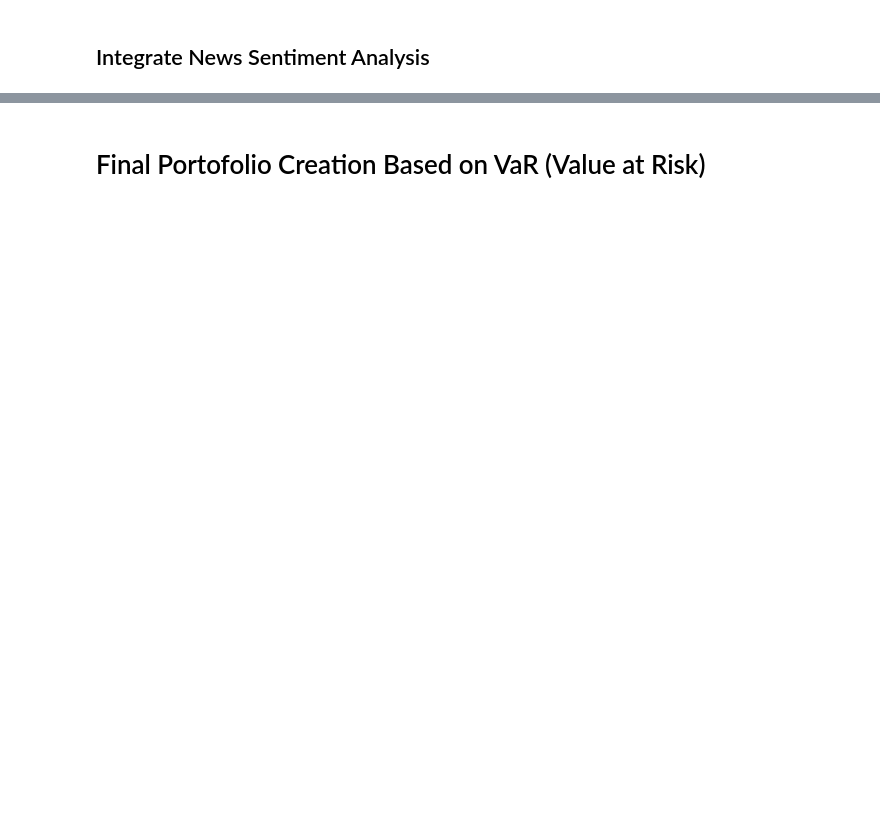
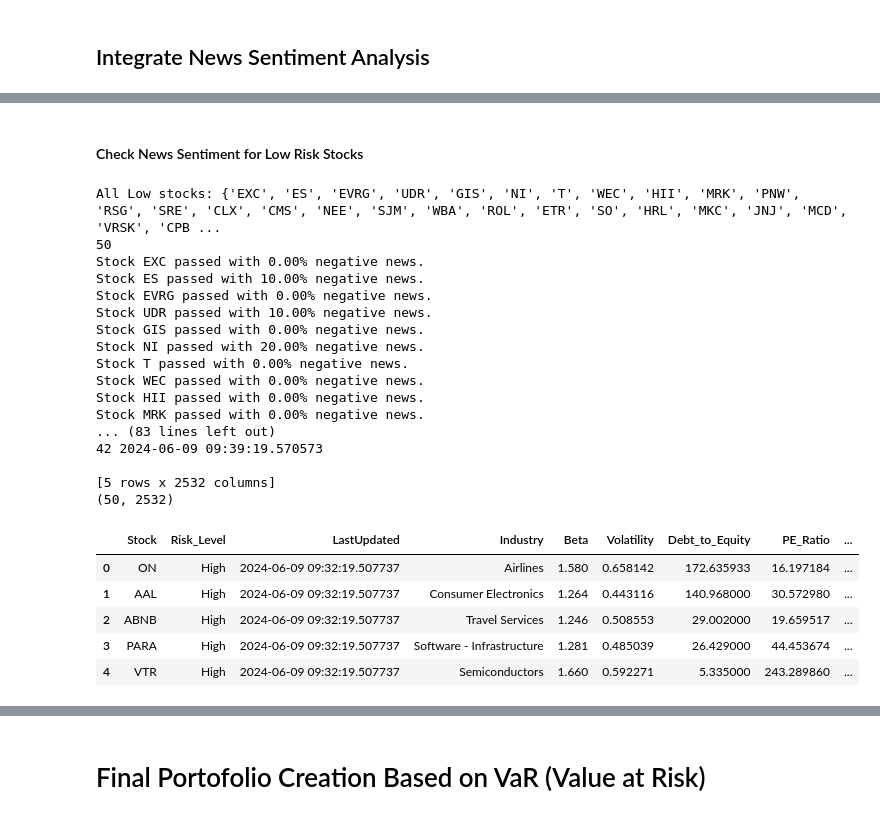
Before and after one commit to rsm-tiy020/Futuristic-Financial-Advisors-Repo, a Jupyter notebook: Risk-Classification.ipynb, the cells around one changed output, grey strips where cells are left out. Drawn from its saved outputs; the diff is of its cells as text; code cells hidden in the pictures; blank space fills up the shorter version.

```diff
--- a/Risk-Classification.ipynb
+++ b/Risk-Classification.ipynb
@@ -672,7 +712,7 @@ from newsapi import NewsApiClient
 # Function to get news for a given stock symbol
 def get_news(stock_symbol):
     try:
-        newsapi = NewsApiClient(api_key='your_news_api_key')
+        newsapi = NewsApiClient(api_key='6c5d99b3b14145e0aa7d55d4e0beaf2c')
         all_articles = newsapi.get_everything(q=stock_symbol, language='en', sort_by='relevancy', page_size=10)
         if all_articles['status'] == 'ok':
             titles = [article['title'] for article in all_articles['articles']]
@@ -714,8 +754,3 @@ def filter_stocks_based_on_sentiment(stock_symbols):
             print(f"No titles retrieved or error occurred for {stock_symbol}.")
 
     return filtered_stocks
-
-# Example usage
-stock_symbols = {"AAPL", "GOOGL", "MSFT"}
-filtered_stocks = filter_stocks_based_on_sentiment(stock_symbols)
-print(f"Filtered stocks: {filtered_stocks}")
@@ -731,0 +870,53 @@ Filtered stocks: ['MSFT', 'GOOGL', 'AAPL']
+# %% [markdown]
+#### Check News Sentiment for Low Risk Stocks
+# %%
+# Call Low Risk stocks
+stock_symbols_low = set(filtered_low_risk_stocks['Stock'])
+print(f"All Low stocks: {stock_symbols_low}")
+print(len(stock_symbols_low))
+
+# Call News Sentiment Function
+sentiment_filtered_stocks_low = filter_stocks_based_on_sentiment(stock_symbols_low)
+print(f"Filtered Low Risk stocks: {sentiment_filtered_stocks_low}")
+print(len(sentiment_filtered_stocks_low))
+
+print(filtered_low_risk_stocks.shape)
+# Save the filtered stocks to dataframe with following columns: Stock, Risk_Level, and LastUpdated
+filtered_low_risk_stocks = filtered_low_risk_stocks[filtered_low_risk_stocks['Stock'].isin(sentiment_filtered_stocks_low)]
+filtered_low_risk_stocks['LastUpdated'] = pd.Timestamp.now()
+filtered_low_risk_stocks['Risk_Level'] = 'Low'
+
+print(filtered_low_risk_stocks.head())
+print(filtered_low_risk_stocks.shape)
+
+# Now check if the sentiment_filtered_stocks df - if it is not empty, then append the filtered_low_risk_stocks to it
+if sentiment_filtered_stocks.empty:
+    sentiment_filtered_stocks = filtered_low_risk_stocks[['Stock', 'Risk_Level', 'LastUpdated', 'Industry', 'Beta', 'Volatility', 'Debt_to_Equity', 'PE_Ratio', 'Earnings_Growth', 'MACD', 'Signal', 'RSI', 'EPS', 'Market_Cap (Millions)', 'Dividend_Yield']]
+else:
+    sentiment_filtered_stocks = pd.concat([sentiment_filtered_stocks, filtered_low_risk_stocks[['Stock', 'Risk_Level', 'LastUpdated', 'Industry', 'Beta', 'Volatility', 'Debt_to_Equity', 'PE_Ratio', 'Earnings_Growth', 'MACD', 'Signal', 'RSI', 'EPS', 'Market_Cap (Millions)', 'Dividend_Yield']]])
+
+sentiment_filtered_stocks.head()
+# %% [output]
+All Low stocks: {'EXC', 'ES', 'EVRG', 'UDR', 'GIS', 'NI', 'T', 'WEC', 'HII', 'MRK', 'PNW', 'RSG', 'SRE', 'CLX', 'CMS', 'NEE', 'SJM', 'WBA', 'ROL', 'ETR', 'SO', 'HRL', 'MKC', 'JNJ', 'MCD', 'VRSK', 'CPB ...
+50
+Stock EXC passed with 0.00% negative news.
+Stock ES passed with 10.00% negative news.
+Stock EVRG passed with 0.00% negative news.
+Stock UDR passed with 10.00% negative news.
+Stock GIS passed with 0.00% negative news.
+Stock NI passed with 20.00% negative news.
+Stock T passed with 0.00% negative news.
+Stock WEC passed with 0.00% negative news.
+Stock HII passed with 0.00% negative news.
+Stock MRK passed with 0.00% negative news.
+... (83 lines left out)
+42 2024-06-09 09:39:19.570573
+
+[5 rows x 2532 columns]
+(50, 2532)
+|  | Stock | Risk_Level | LastUpdated | Industry | Beta | Volatility | Debt_to_Equity | PE_Ratio | ... |
+| 0 | ON | High | 2024-06-09 09:32:19.507737 | Airlines | 1.580 | 0.658142 | 172.635933 | 16.197184 | ... |
+| 1 | AAL | High | 2024-06-09 09:32:19.507737 | Consumer Electronics | 1.264 | 0.443116 | 140.968000 | 30.572980 | ... |
+| 2 | ABNB | High | 2024-06-09 09:32:19.507737 | Travel Services | 1.246 | 0.508553 | 29.002000 | 19.659517 | ... |
+| 3 | PARA | High | 2024-06-09 09:32:19.507737 | Software - Infrastructure | 1.281 | 0.485039 | 26.429000 | 44.453674 | ... |
+| 4 | VTR | High | 2024-06-09 09:32:19.507737 | Semiconductors | 1.660 | 0.592271 | 5.335000 | 243.289860 | ... |
```
Also changed, not shown: parts of 42 cells of this notebook, 5 other files.
